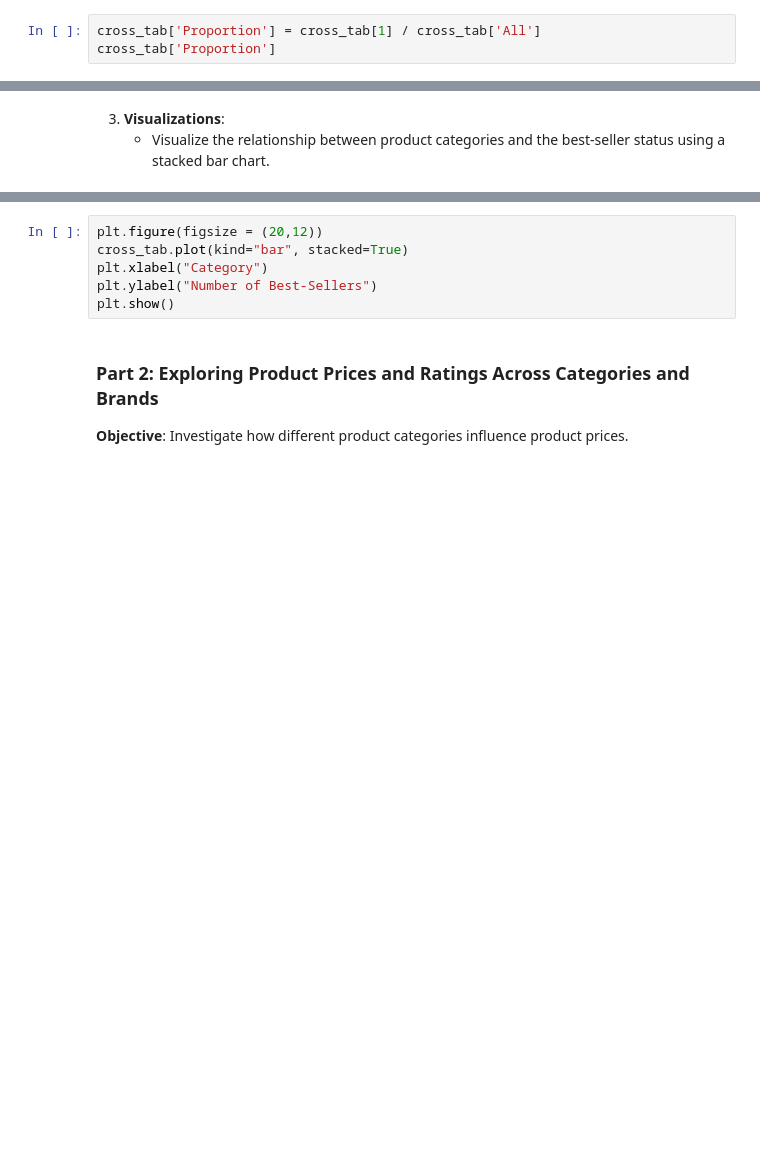
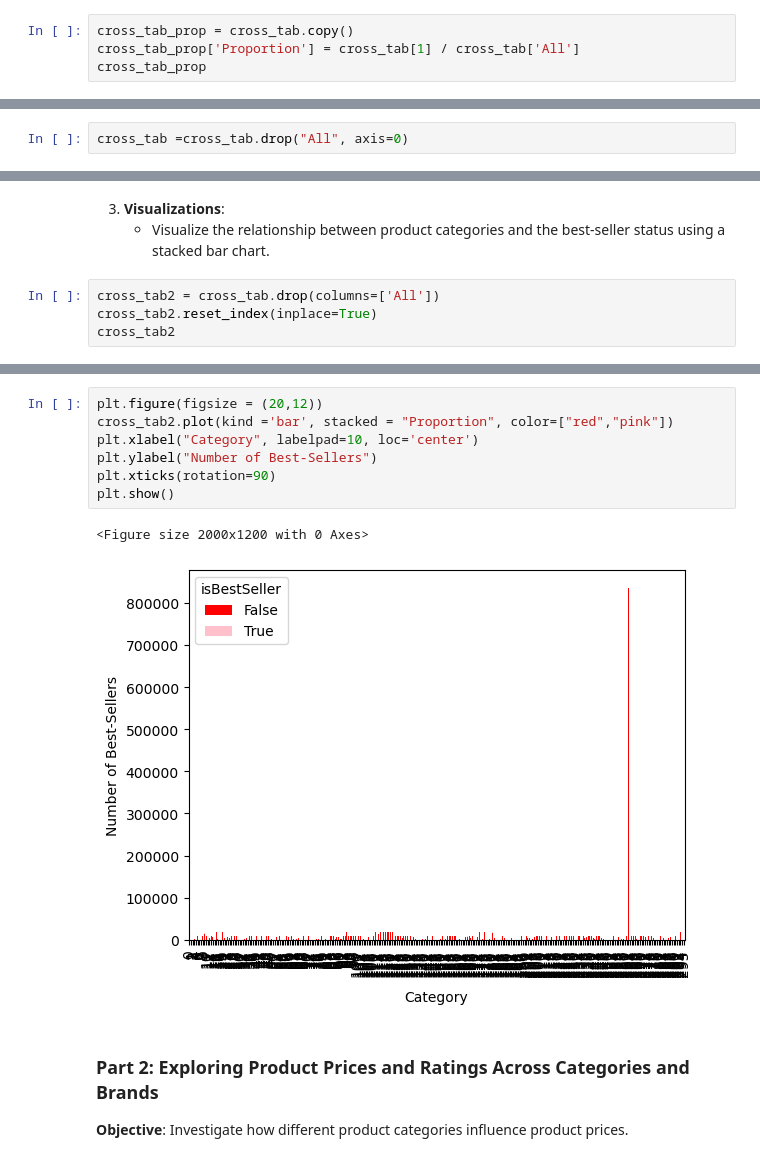
Before and after one commit to OSCGRA/lab-eda-bivariate, a Jupyter notebook: lab-eda-bivariated.ipynb, the cells around one changed output, grey strips where cells are left out. Drawn from its saved outputs; the diff is of its cells as text; blank space fills up the shorter version.

```diff
--- a/lab-eda-bivariated.ipynb
+++ b/lab-eda-bivariated.ipynb
@@ -81,5 +79,6 @@ All    int64
 dtype: object
 # %%
-cross_tab['Proportion'] = cross_tab[1] / cross_tab['All']
-cross_tab['Proportion']
+cross_tab_prop = cross_tab.copy()
+cross_tab_prop['Proportion'] = cross_tab[1] / cross_tab['All']
+cross_tab_prop
 # %% [output]
@@ -107,6 +125,8 @@ NameError: name 'sorted_categories' is not defined
 2. **Statistical Tests**:
     - Conduct a Chi-square test to determine if the best-seller distribution is independent of the product category.
     - Compute Cramér's V to understand the strength of association between best-seller status and category.
+# %%
+cross_tab =cross_tab.drop("All", axis=0)
 # %%
 _, p_value, _, _ = chi2_contingency(cross_tab)
 p_value
@@ -123,3 +145,7 @@ association(cross_tab)
 # %% [markdown]
 3. **Visualizations**:
 	- Visualize the relationship between product categories and the best-seller status using a stacked bar chart.
+# %%
+cross_tab2 = cross_tab.drop(columns=['All'])
+cross_tab2.reset_index(inplace=True)
+cross_tab2
@@ -126,9 +166,13 @@ association(cross_tab)
 # %%
 plt.figure(figsize = (20,12))
-cross_tab.plot(kind="bar", stacked=True)
-plt.xlabel("Category")
+cross_tab2.plot(kind ='bar', stacked = "Proportion", color=["red","pink"])
+plt.xlabel("Category", labelpad=10, loc='center')
 plt.ylabel("Number of Best-Sellers")
+plt.xticks(rotation=90)
 plt.show()
+# %% [output]
+<Figure size 2000x1200 with 0 Axes>
+[figure, added]
 # %% [markdown]
 ### Part 2: Exploring Product Prices and Ratings Across Categories and Brands
 
```
Also changed, not shown: parts of 17 cells of this notebook, 1 other file.
